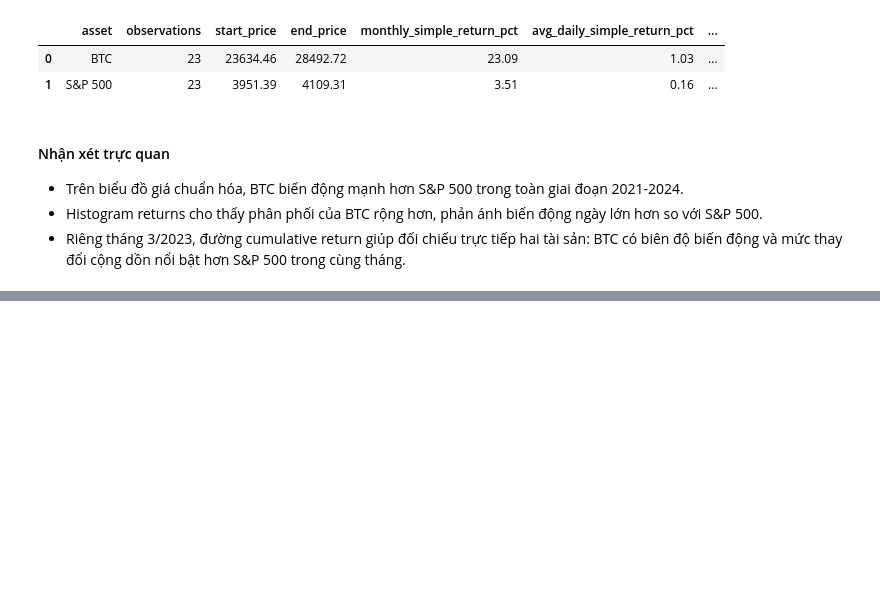
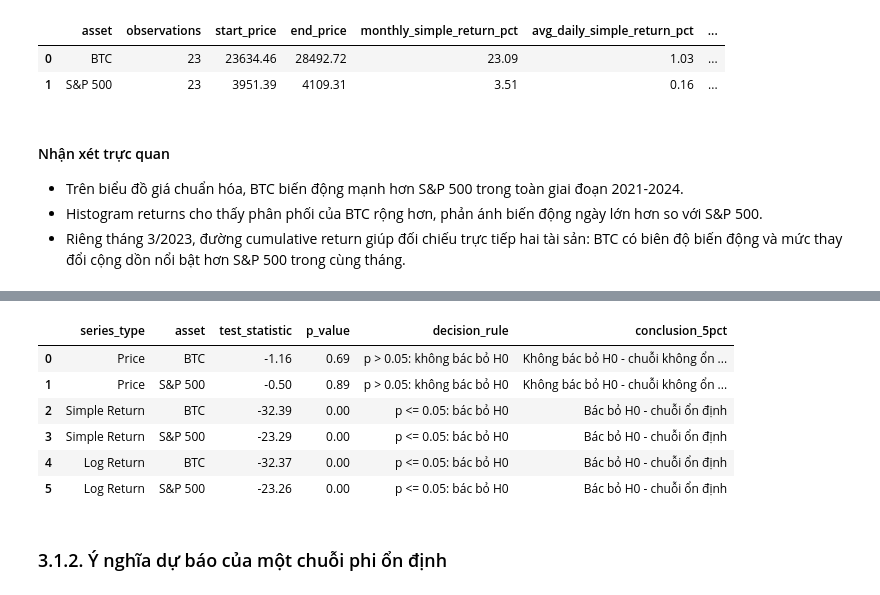
Before and after one commit to QuangMinhJQK/BTVN_BI_B2, a Jupyter notebook: notebook.ipynb, the cells around one changed output, grey strips where cells are left out. Cells and saved outputs as stored; diff of their text form; code cells hidden in the pictures; blank space fills up the shorter version.

```diff
--- a/notebook.ipynb
+++ b/notebook.ipynb
@@ -660,0 +824,32 @@ display(march_2023_summary)
+# %%
+adf_interpretation = adf_comparison.copy()
+adf_interpretation["decision_rule"] = np.where(
+    adf_interpretation["p_value"] <= ADF_ALPHA,
+    "p <= 0.05: bác bỏ H0",
+    "p > 0.05: không bác bỏ H0",
+)
+
+display(
+    format_adf_table(
+        adf_interpretation[
+            [
+                "series_type",
+                "asset",
+                "test_statistic",
+                "p_value",
+                "decision_rule",
+                "conclusion_5pct",
+            ]
+        ]
+    )
+)
+# %% [output]
+|  | series_type | asset | test_statistic | p_value | decision_rule | conclusion_5pct |
+| 0 | Price | BTC | -1.16 | 0.69 | p > 0.05: không bác bỏ H0 | Không bác bỏ H0 - chuỗi không ổn ... |
+| 1 | Price | S&P 500 | -0.50 | 0.89 | p > 0.05: không bác bỏ H0 | Không bác bỏ H0 - chuỗi không ổn ... |
+| 2 | Simple Return | BTC | -32.39 | 0.00 | p <= 0.05: bác bỏ H0 | Bác bỏ H0 - chuỗi ổn định |
+| 3 | Simple Return | S&P 500 | -23.29 | 0.00 | p <= 0.05: bác bỏ H0 | Bác bỏ H0 - chuỗi ổn định |
+| 4 | Log Return | BTC | -32.37 | 0.00 | p <= 0.05: bác bỏ H0 | Bác bỏ H0 - chuỗi ổn định |
+| 5 | Log Return | S&P 500 | -23.26 | 0.00 | p <= 0.05: bác bỏ H0 | Bác bỏ H0 - chuỗi ổn định |
+# %% [markdown]
+### 3.1.2. Ý nghĩa dự báo của một chuỗi phi ổn định
```
Also changed, not shown: parts of 18 cells of this notebook.
